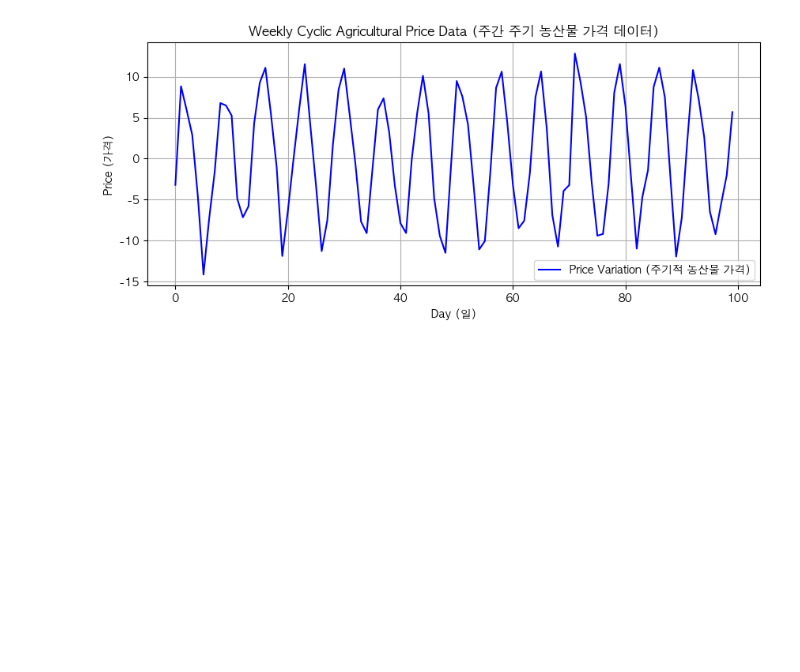
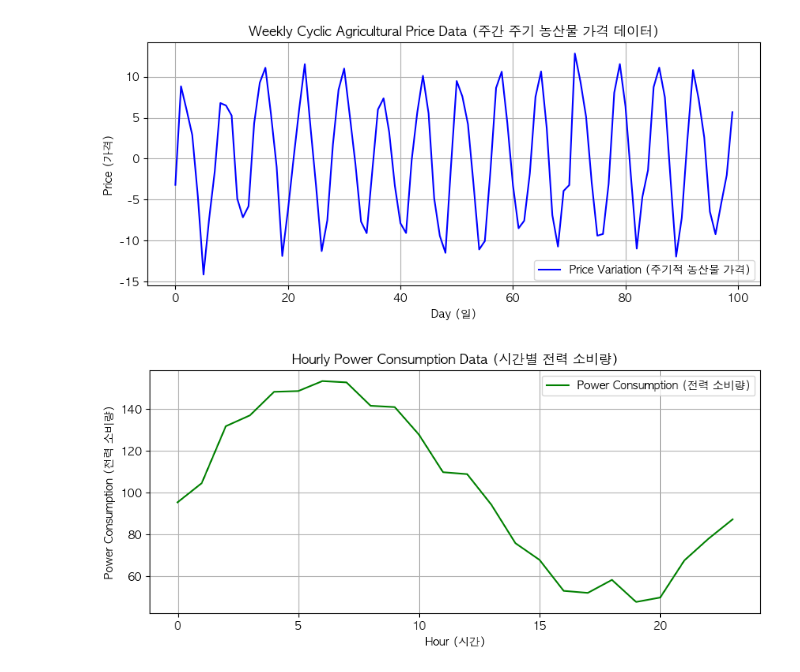
Before and after one commit to hundong2/machine_learning, a Jupyter notebook: dacon/15.1.1.TimeSeries.ipynb, the cells around one changed output. Saved outputs shown, nothing was run; the diff lists cells and outputs as text; code cells hidden in the pictures; blank space fills up the shorter version.

```diff
--- a/dacon/15.1.1.TimeSeries.ipynb
+++ b/dacon/15.1.1.TimeSeries.ipynb
@@ -248,6 +248,32 @@ plt.legend()
 plt.show()
 # %% [output]
 [figure]
+# %%
+import numpy as np
+import matplotlib.pyplot as plt
+
+
+hours = np.arange(0, 24, 1)  # 0시부터 23시까지
+
+# 시간별 데이터에서 24시간 주기 (하루 동안 반복되는 패턴)
+cycle_24h = 24
+freq_24h = 1 / cycle_24h  # 주기에서 주파수 계산
+
+# 전력 소비 패턴 생성 + 노이즈 추가
+amplitude = 50  # 전력 소비량의 크기
+power_consumption = amplitude * (np.sin(2 * np.pi * freq_24h * hours) + 2) + np.random.normal(0, 5, len(hours))
+
+# 데이터 시각화
+plt.figure(figsize=(10, 4))
+plt.plot(hours, power_consumption, label='Power Consumption (전력 소비량)', color='g')
+plt.title('Hourly Power Consumption Data (시간별 전력 소비량)')
+plt.xlabel('Hour (시간)')
+plt.ylabel('Power Consumption (전력 소비량)')
+plt.grid(True)
+plt.legend()
+plt.show()
+# %% [output]
+[figure, added]
 # %%
 import numpy as np
 import matplotlib.pyplot as plt
```
Also changed, not shown: parts of 11 cells of this notebook.
